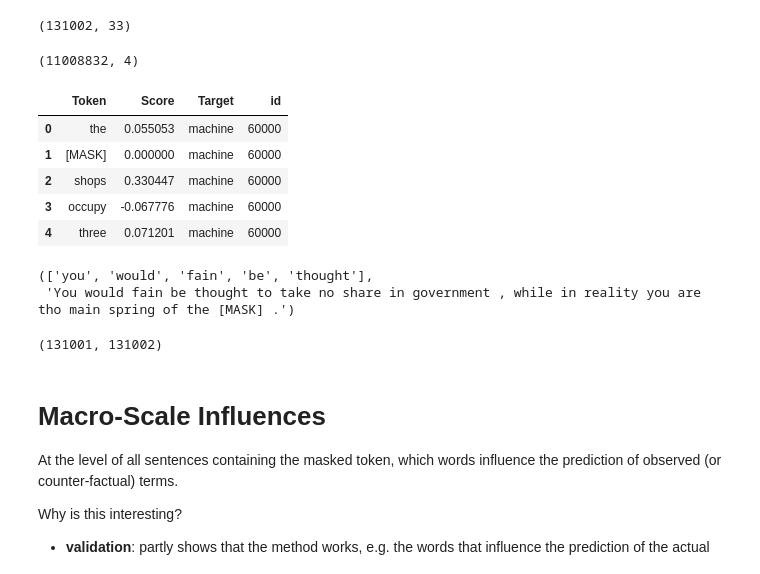
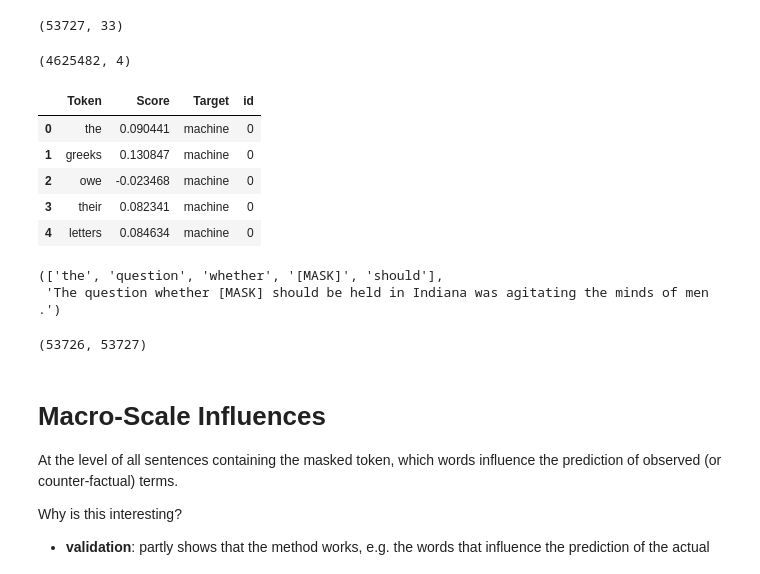
Before and after one commit to Text-Machine/mask-predict, a Jupyter notebook: example_analysis_colab.ipynb, the cells around one changed output. Saved outputs shown, nothing was run; the diff lists cells and outputs as text; code cells hidden in the pictures.

```diff
--- a/example_analysis_colab.ipynb
+++ b/example_analysis_colab.ipynb
@@ -33,24 +37,30 @@ predCol = "pred_bert_1760_1900"
 # %%
 # load the original sentences with the predicted tokens
-df_sentences = pd.read_csv(f'{dataPath}/{collection}_{maskedToken}_clusters{genre_suffix}.tsv', index_col=0, sep='\t')
-df_sentences.shape
+df_target_sent = pd.read_csv(f'{dataPath}/{collection}_{TargetMaskedToken}_clusters{genre_suffix}.tsv', index_col=0, sep='\t')
+print(df_target_sent.shape)
+# load the data with the constrastive explanations
+df_target_ig = pd.read_csv(f'{processedFolder}/results_{collection}_{TargetMaskedToken}_constrastive.csv', index_col=0 )
+print(df_target_ig.shape)
 # %% [output]
-(131002, 33)
+(53727, 33)
 # %%
+# load the original sentences with the predicted tokens
+df_contr_sent = pd.read_csv(f'{dataPath}/{collection}_{ContrastiveMaskedToken}_clusters{genre_suffix}.tsv', index_col=0, sep='\t')
+print(df_contr_sent.shape)
 # load the data with the constrastive explanations
-results_df = pd.read_csv(f'{processedFolder}/results_{collection}_{maskedToken}_constrastive.csv', index_col=0 )
-results_df.shape
+df_contr_ig = pd.read_csv(f'{processedFolder}/results_{collection}_{ContrastiveMaskedToken}_constrastive.csv', index_col=0 )
+print(df_contr_ig.shape)
 # %% [output]
-(11008832, 4)
+(4625482, 4)
 # %%
 # inspect the data
 # each sentence appears twice, once for the original masked token, (Target=maskedtoken) and once for the contrastive token (Target=contrastive)
 # i.e. if masked token is 'machine' then contrastive token is 'slave'
-results_df.head()
+df_target_ig.head()
 # %% [output]
 |  | Token | Score | Target | id |
-| 0 | the | 0.055053 | machine | 60000 |
-| 1 | [MASK] | 0.000000 | machine | 60000 |
-| 2 | shops | 0.330447 | machine | 60000 |
-| 3 | occupy | -0.067776 | machine | 60000 |
-| 4 | three | 0.071201 | machine | 60000 |
+| 0 | the | 0.090441 | machine | 0 |
+| 1 | greeks | 0.130847 | machine | 0 |
+| 2 | owe | -0.023468 | machine | 0 |
+| 3 | their | 0.082341 | machine | 0 |
+| 4 | letters | 0.084634 | machine | 0 |
@@ -57,15 +69,15 @@ results_df.head()
 # %%
 # inspect alignment of sentences between dataframes df_sentences and results_df
-idx = df_sentences.shape[0] -2
-list(results_df[results_df.id == idx].Token)[:5],df_sentences.iloc[idx].maskedSentence
+idx = df_target_sent.shape[0] -2
+list(df_target_ig[df_target_ig.id == idx].Token)[:5],df_target_sent.iloc[idx].maskedSentence
 # %% [output]
-(['you', 'would', 'fain', 'be', 'thought'],
- 'You would fain be thought to take no share in government , while in reality you are tho main spring of the [MASK] .')
+(['the', 'question', 'whether', '[MASK]', 'should'],
+ 'The question whether [MASK] should be held in Indiana was agitating the minds of men .')
 # %%
 # there is a tiny bug, I forgot the process the last sentence of df_sentences
-results_df['id'].nunique(),len(df_sentences)
+df_target_ig['id'].nunique(),len(df_target_sent)
 # %% [output]
-(131001, 131002)
+(53726, 53727)
 # %% [markdown]
 # Macro-Scale Influences
 
```
Also changed, not shown: parts of 29 cells of this notebook.
